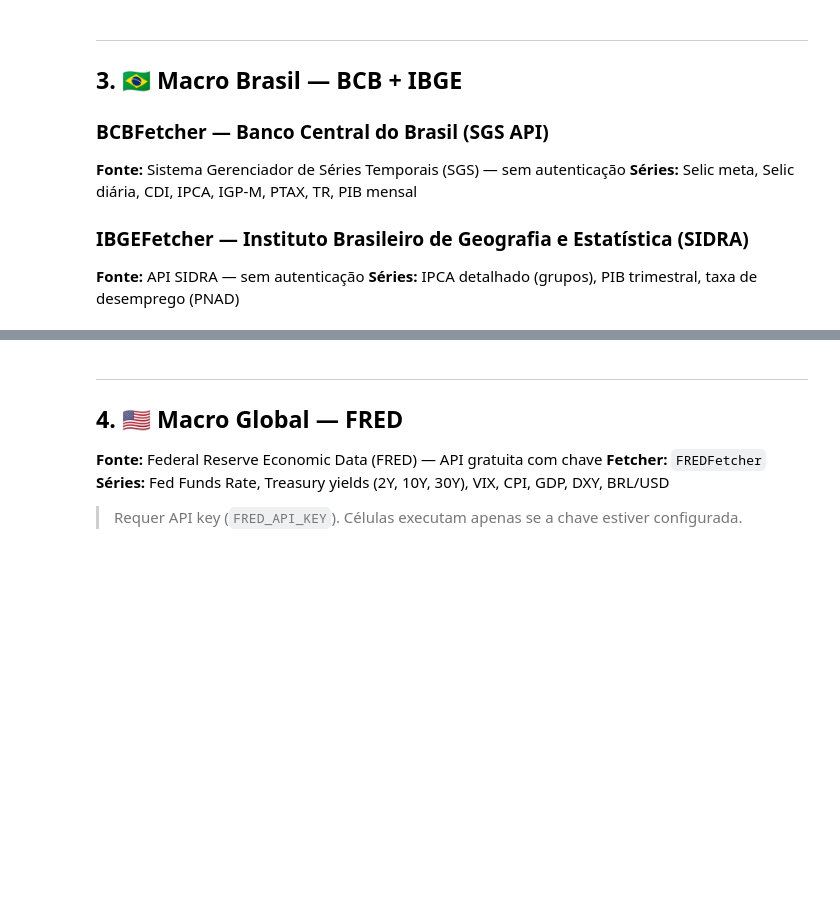
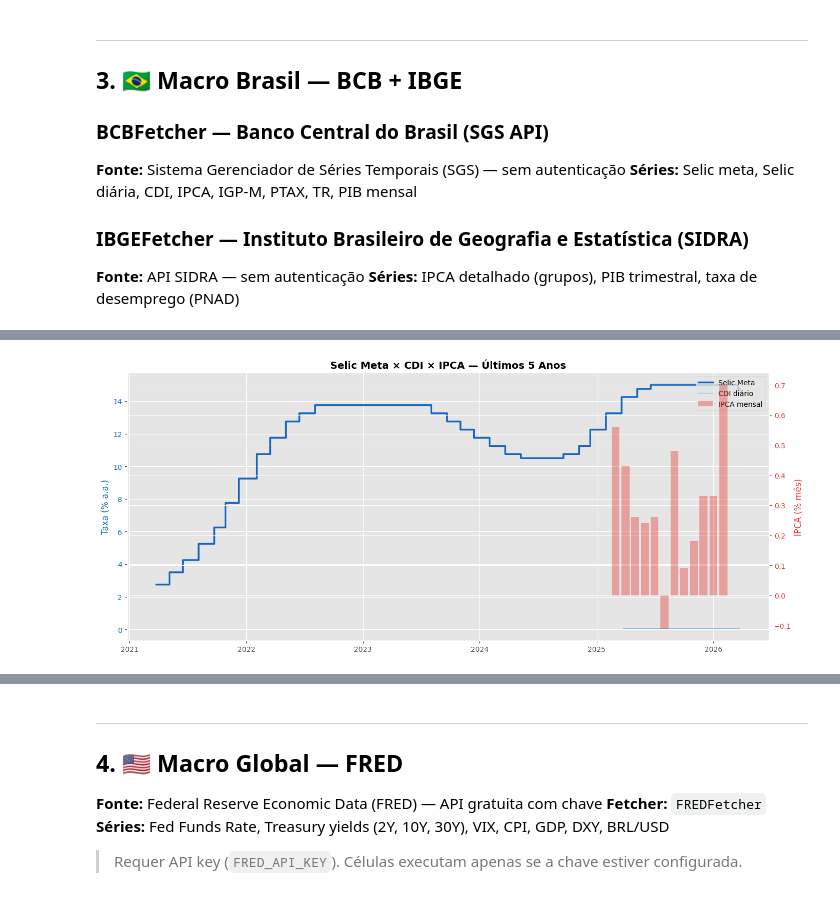
Before and after one commit to begalv/carteira_auto, a Jupyter notebook: notebooks/demo_fase1.ipynb, the cells around one changed output, grey strips where cells are left out. Drawn from its saved outputs; the diff is of its cells as text; code cells hidden in the pictures; blank space fills up the shorter version.

```diff
--- a/notebooks/demo_fase1.ipynb
+++ b/notebooks/demo_fase1.ipynb
@@ -191,77 +248,33 @@ print('=' * 55)
 # %%
-# 3.2 — Evolução Selic × IPCA × CDI — análise temporal dinâmica
-import matplotlib.dates as mdates
+# 3.2 — Evolução Selic × IPCA × CDI (últimos 5 anos)
+fig, ax1 = plt.subplots(figsize=(14, 6))
 
-N_ANOS_MACRO = 5  # Janela temporal — ajuste conforme necessidade
-HOJE = pd.Timestamp.now()
-data_inicio = HOJE - pd.DateOffset(years=N_ANOS_MACRO)
+# Selic meta
+selic_5y = selic[selic['data'] >= pd.Timestamp.now() - pd.DateOffset(years=5)]
+ax1.step(selic_5y['data'], selic_5y['valor'], where='post', color='#1565C0', linewidth=2.5, label='Selic Meta')
 
-fig, axes = plt.subplots(3, 1, figsize=(14, 12), sharex=False)
-fig.suptitle(f'BCB — Panorama Macro Brasil (últimos {N_ANOS_MACRO} anos)',
-             fontsize=14, fontweight='bold', y=1.01)
+# CDI acumulado 12m (proxy)
+cdi_5y = cdi[cdi['data'] >= pd.Timestamp.now() - pd.DateOffset(years=5)]
+ax1.plot(cdi_5y['data'], cdi_5y['valor'], color='#42A5F5', linewidth=1, alpha=0.6, label='CDI diário')
 
-# === Painel 1: Selic Meta ===
-selic_f = selic[selic['data'] >= data_inicio].copy()
-axes[0].step(selic_f['data'], selic_f['valor'], where='post',
-             color='#1565C0', linewidth=2.5, label='Selic Meta')
-axes[0].fill_between(selic_f['data'], selic_f['valor'], step='post',
-                     alpha=0.1, color='#1565C0')
-selic_atual = float(selic_f['valor'].iloc[-1])
-axes[0].axhline(selic_atual, color='#1565C0', linestyle=':', alpha=0.5)
-axes[0].set_title(f'Selic Meta — Atual: {selic_atual:.2f}% a.a.', fontweight='bold')
-axes[0].set_ylabel('% a.a.')
-axes[0].grid(alpha=0.3)
-axes[0].legend(loc='upper left', fontsize=9)
-axes[0].xaxis.set_major_formatter(mdates.DateFormatter('%Y'))
-axes[0].xaxis.set_major_locator(mdates.YearLocator())
+ax1.set_ylabel('Taxa (% a.a.)', color='#1565C0')
+ax1.tick_params(axis='y', labelcolor='#1565C0')
 
-# === Painel 2: IPCA mensal + acumulado 12m ===
-ipca_f = ipca[ipca['data'] >= data_inicio].copy()
-# Acumulado 12m (rolling)
-ipca_acum = ipca_f.set_index('data')['valor'].rolling(12, min_periods=3).sum()
-ax2b = axes[1].twinx()
-axes[1].bar(ipca_f['data'], ipca_f['valor'], width=25, alpha=0.6,
-            color='#E53935', label='IPCA mensal')
-ax2b.plot(ipca_acum.index, ipca_acum.values, color='#880E4F',
-          linewidth=2, label='IPCA acum. 12m')
-ax2b.axhline(4.5, color='gray', linestyle='--', alpha=0.4, label='Meta teto (4.5%)')
-axes[1].set_ylabel('IPCA % mês', color='#E53935')
-axes[1].tick_params(axis='y', labelcolor='#E53935')
-ax2b.set_ylabel('IPCA acum. 12m (%)', color='#880E4F')
-ax2b.tick_params(axis='y', labelcolor='#880E4F')
-axes[1].set_title(f'IPCA — Último: {float(ipca_f["valor"].iloc[-1]):.2f}% | '
-                  f'Acum. 12m: {float(ipca_acum.iloc[-1]):.1f}%', fontweight='bold')
-axes[1].grid(alpha=0.2)
-lines1, lbl1 = axes[1].get_legend_handles_labels()
-lines2, lbl2 = ax2b.get_legend_handles_labels()
-axes[1].legend(lines1 + lines2, lbl1 + lbl2, loc='upper left', fontsize=9)
-axes[1].xaxis.set_major_formatter(mdates.DateFormatter('%Y'))
-axes[1].xaxis.set_major_locator(mdates.YearLocator())
+# IPCA no eixo secundário
+ax2 = ax1.twinx()
+ipca_5y = ipca[ipca['data'] >= pd.Timestamp.now() - pd.DateOffset(years=5)]
+ax2.bar(ipca_5y['data'], ipca_5y['valor'], width=25, alpha=0.4, color='#E53935', label='IPCA mensal')
+ax2.set_ylabel('IPCA (% mês)', color='#E53935')
+ax2.tick_params(axis='y', labelcolor='#E53935')
 
-# === Painel 3: CDI acumulado + PTAX ===
-cdi_f = cdi[cdi['data'] >= data_inicio].copy()
-ptax = bcb.get_ptax(period_days=365 * N_ANOS_MACRO)
-ax3b = axes[2].twinx()
-axes[2].plot(cdi_f['data'], cdi_f['valor'], color='#0288D1',
-             linewidth=1, alpha=0.7, label='CDI diário')
-if ptax is not None and not ptax.empty:
-    ptax_f = ptax[ptax['data'] >= data_inicio]
-    ax3b.plot(ptax_f['data'], ptax_f['valor'], color='#FF6F00',
-              linewidth=1.5, alpha=0.8, label='PTAX (R$/USD)')
-    ax3b.set_ylabel('PTAX (R$/USD)', color='#FF6F00')
-    ax3b.tick_params(axis='y', labelcolor='#FF6F00')
-axes[2].set_ylabel('CDI (% dia)', color='#0288D1')
-axes[2].tick_params(axis='y', labelcolor='#0288D1')
-axes[2].set_title('CDI diário × PTAX (R$/USD)', fontweight='bold')
-axes[2].grid(alpha=0.3)
-lines1, lbl1 = axes[2].get_legend_handles_labels()
-lines2, lbl2 = ax3b.get_legend_handles_labels()
-axes[2].legend(lines1 + lines2, lbl1 + lbl2, loc='upper left', fontsize=9)
-axes[2].xaxis.set_major_formatter(mdates.DateFormatter('%Y'))
-axes[2].xaxis.set_major_locator(mdates.YearLocator())
-
-plt.tight_layout()
+ax1.set_title('Selic Meta × CDI × IPCA — Últimos 5 Anos', fontsize=14, fontweight='bold')
+lines1, labels1 = ax1.get_legend_handles_labels()
+lines2, labels2 = ax2.get_legend_handles_labels()
+ax1.legend(lines1 + lines2, labels1 + labels2, loc='upper right')
+fig.tight_layout()
 plt.show()
+# %% [output]
+[figure, added]
 # %%
 # 3.3 — PTAX (câmbio BRL/USD)
 ptax = bcb.get_ptax()
```
Also changed, not shown: parts of 14 cells of this notebook.
